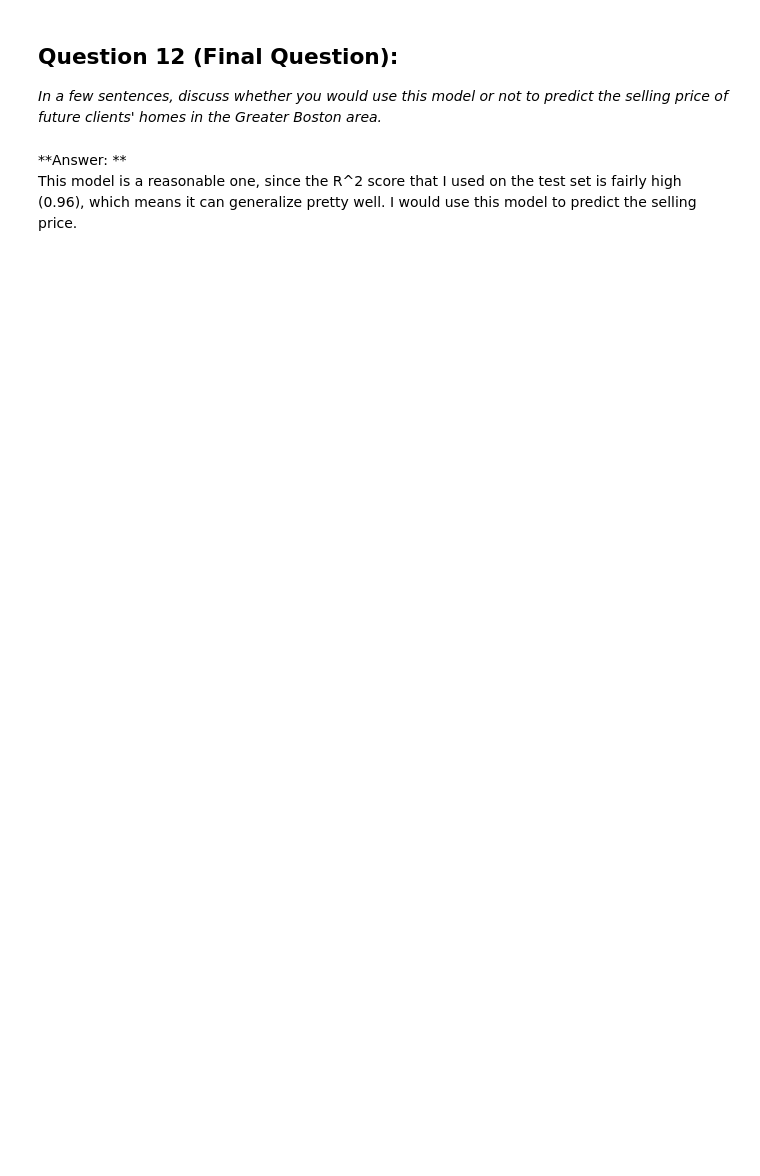
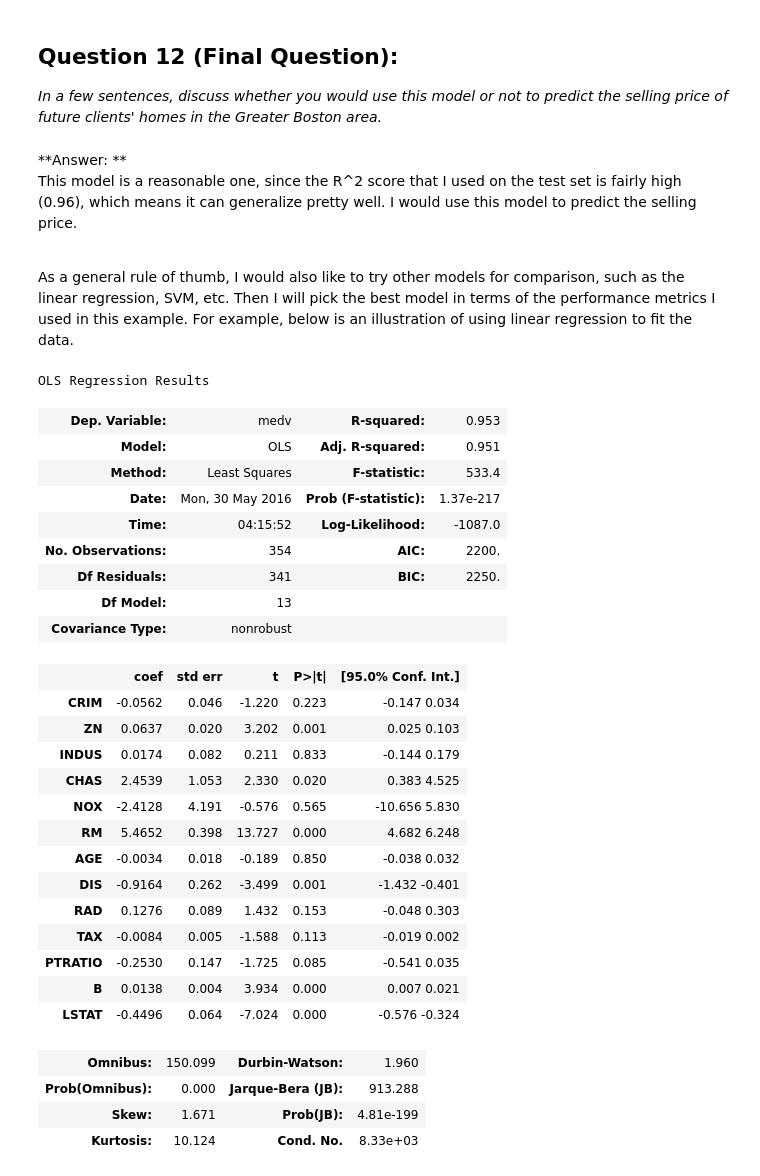
Before and after one commit to xy008areshsu/UdacityMLNanoDegree, a Jupyter notebook: projects/boston_housing/boston_housing.ipynb, the cells around one changed output. Saved outputs shown, nothing was run; the diff lists cells and outputs as text; code cells hidden in the pictures; blank space fills up the shorter version.

```diff
--- a/projects/boston_housing/boston_housing.ipynb
+++ b/projects/boston_housing/boston_housing.ipynb
@@ -412,3 +438,5 @@ Predicted value of client's home: 20.766
 # %% [markdown]
 **Answer: **
 <br> This model is a reasonable one, since the R^2 score that I used on the test set is fairly high (0.96), which means it can generalize pretty well. I would use this model to predict the selling price.
+
+<br> As a general rule of thumb, I would also like to try other models for comparison, such as the linear regression, SVM, etc. Then I will pick the best model in terms of the performance metrics I used in this example. For example, below is an illustration of using linear regression to fit the data.
@@ -414,0 +447,37 @@ Predicted value of client's home: 20.766
+# %%
+X_train_df = pd.DataFrame(X_train, columns=features)
+y_train_df = pd.DataFrame(y_train, columns=['medv'])
+# %%
+ols = sm.OLS(y_train_df, X_train_df)
+result = ols.fit()
+# %%
+result.summary()
+# %% [output]
+OLS Regression Results
+| Dep. Variable: | medv | R-squared: | 0.953 |
+| Model: | OLS | Adj. R-squared: | 0.951 |
+| Method: | Least Squares | F-statistic: | 533.4 |
+| Date: | Mon, 30 May 2016 | Prob (F-statistic): | 1.37e-217 |
+| Time: | 04:15:52 | Log-Likelihood: | -1087.0 |
+| No. Observations: | 354 | AIC: | 2200. |
+| Df Residuals: | 341 | BIC: | 2250. |
+| Df Model: | 13 |  |  |
+| Covariance Type: | nonrobust |  |  |
+|  | coef | std err | t | P>|t| | [95.0% Conf. Int.] |
+| CRIM | -0.0562 | 0.046 | -1.220 | 0.223 | -0.147 0.034 |
+| ZN | 0.0637 | 0.020 | 3.202 | 0.001 | 0.025 0.103 |
+| INDUS | 0.0174 | 0.082 | 0.211 | 0.833 | -0.144 0.179 |
+| CHAS | 2.4539 | 1.053 | 2.330 | 0.020 | 0.383 4.525 |
+| NOX | -2.4128 | 4.191 | -0.576 | 0.565 | -10.656 5.830 |
+| RM | 5.4652 | 0.398 | 13.727 | 0.000 | 4.682 6.248 |
+| AGE | -0.0034 | 0.018 | -0.189 | 0.850 | -0.038 0.032 |
+| DIS | -0.9164 | 0.262 | -3.499 | 0.001 | -1.432 -0.401 |
+| RAD | 0.1276 | 0.089 | 1.432 | 0.153 | -0.048 0.303 |
+| TAX | -0.0084 | 0.005 | -1.588 | 0.113 | -0.019 0.002 |
+| PTRATIO | -0.2530 | 0.147 | -1.725 | 0.085 | -0.541 0.035 |
+| B | 0.0138 | 0.004 | 3.934 | 0.000 | 0.007 0.021 |
+| LSTAT | -0.4496 | 0.064 | -7.024 | 0.000 | -0.576 -0.324 |
+| Omnibus: | 150.099 | Durbin-Watson: | 1.960 |
+| Prob(Omnibus): | 0.000 | Jarque-Bera (JB): | 913.288 |
+| Skew: | 1.671 | Prob(JB): | 4.81e-199 |
+| Kurtosis: | 10.124 | Cond. No. | 8.33e+03 |
```
Also changed, not shown: parts of 20 cells of this notebook, 1 other file.
